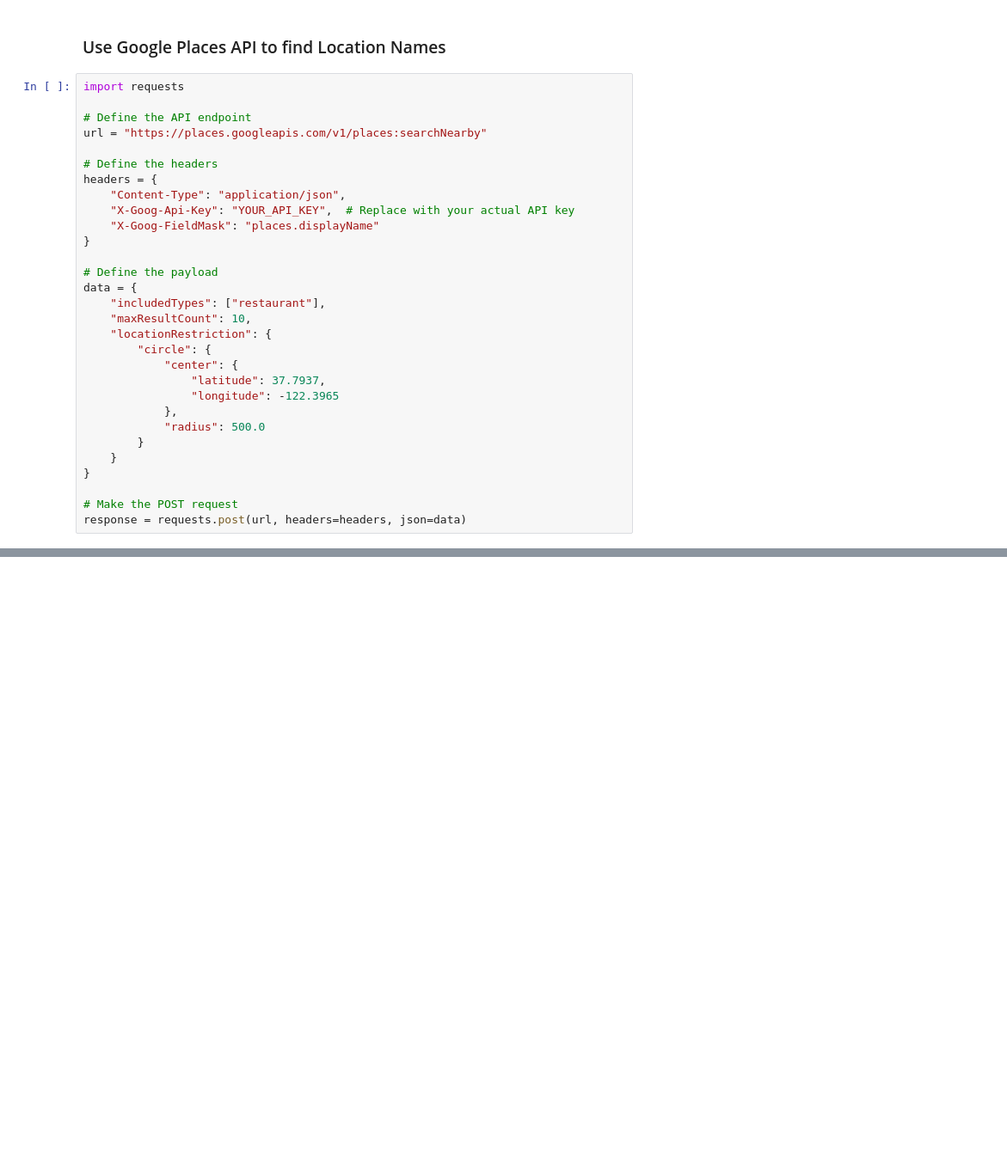
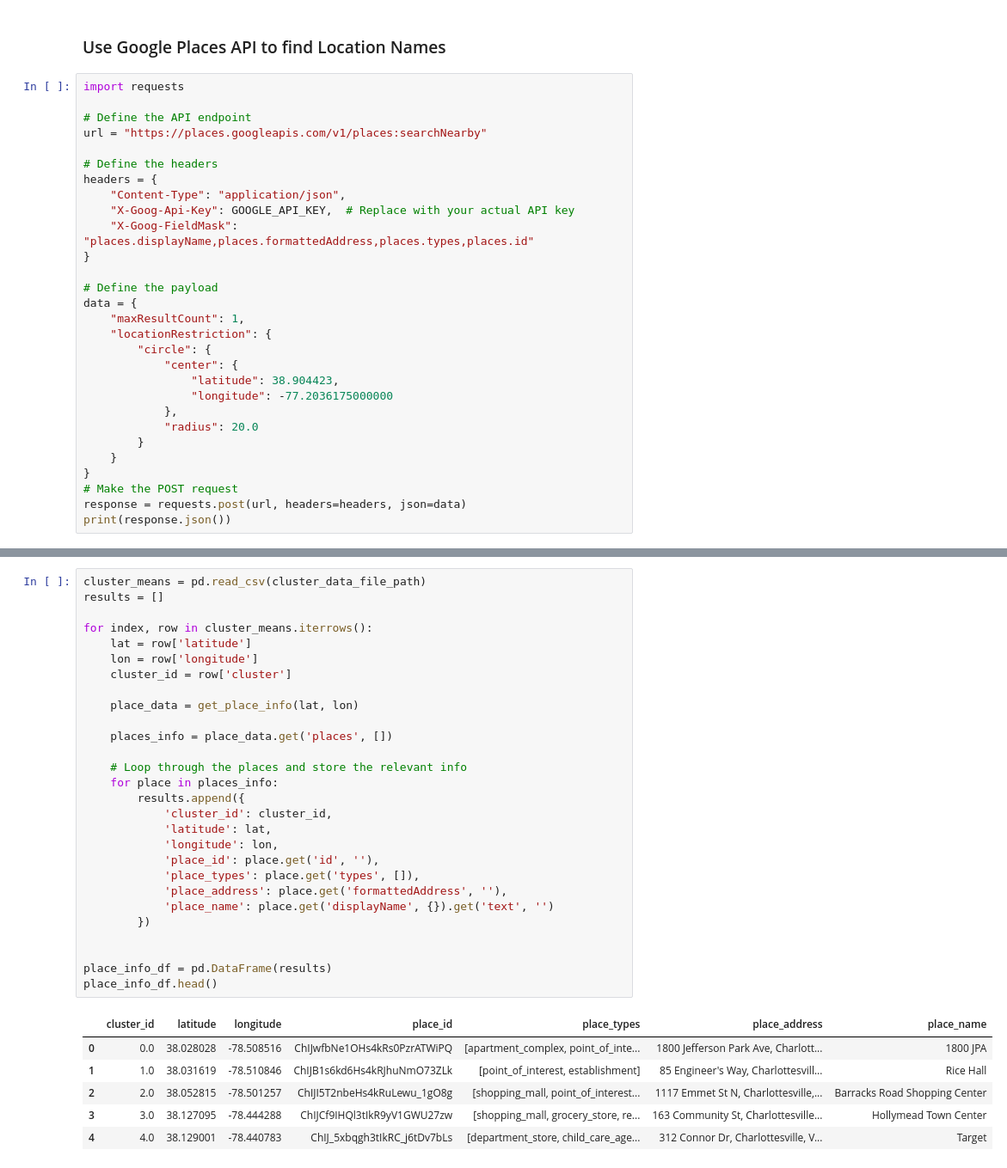
Before and after one commit to elaine-zhang12/google-timeline-data, a Jupyter notebook: process_google_data.ipynb, the cells around one changed output, grey strips where cells are left out. Shown at 86% size. Drawn from its saved outputs; the diff is of its cells as text; blank space fills up the shorter version.

Commit message:
got the places

```diff
--- a/process_google_data.ipynb
+++ b/process_google_data.ipynb
@@ -122,24 +124,23 @@ url = "https://places.googleapis.com/v1/places:searchNearby"
 # Define the headers
 headers = {
     "Content-Type": "application/json",
-    "X-Goog-Api-Key": "YOUR_API_KEY",  # Replace with your actual API key
-    "X-Goog-FieldMask": "places.displayName"
+    "X-Goog-Api-Key": GOOGLE_API_KEY,  # Replace with your actual API key
+    "X-Goog-FieldMask": "places.displayName,places.formattedAddress,places.types,places.id"
 }
 
 # Define the payload
 data = {
-    "includedTypes": ["restaurant"],
-    "maxResultCount": 10,
+    "maxResultCount": 1,
     "locationRestriction": {
         "circle": {
             "center": {
-                "latitude": 37.7937,
-                "longitude": -122.3965
+                "latitude": 38.904423,
+                "longitude": -77.2036175000000
             },
-            "radius": 500.0
+            "radius": 20.0
         }
     }
 }
-
 # Make the POST request
 response = requests.post(url, headers=headers, json=data)
+print(response.json())
@@ -197,0 +175,35 @@ evaluate_accuracy(df, ground_truth)
+# %%
+cluster_means = pd.read_csv(cluster_data_file_path)
+results = []
+
+for index, row in cluster_means.iterrows():
+    lat = row['latitude']
+    lon = row['longitude']
+    cluster_id = row['cluster']
+
+    place_data = get_place_info(lat, lon)
+
+    places_info = place_data.get('places', [])
+
+    # Loop through the places and store the relevant info
+    for place in places_info:
+        results.append({
+            'cluster_id': cluster_id,
+            'latitude': lat,
+            'longitude': lon,
+            'place_id': place.get('id', ''),
+            'place_types': place.get('types', []),
+            'place_address': place.get('formattedAddress', ''),
+            'place_name': place.get('displayName', {}).get('text', '')
+        })
+
+
+place_info_df = pd.DataFrame(results)
+place_info_df.head()
+# %% [output]
+|  | cluster_id | latitude | longitude | place_id | place_types | place_address | place_name |
+| 0 | 0.0 | 38.028028 | -78.508516 | ChIJwfbNe1OHs4kRs0PzrATWiPQ | [apartment_complex, point_of_inte... | 1800 Jefferson Park Ave, Charlott... | 1800 JPA |
+| 1 | 1.0 | 38.031619 | -78.510846 | ChIJB1s6kd6Hs4kRJhuNmO73ZLk | [point_of_interest, establishment] | 85 Engineer's Way, Charlottesvill... | Rice Hall |
+| 2 | 2.0 | 38.052815 | -78.501257 | ChIJI5T2nbeHs4kRuLewu_1gO8g | [shopping_mall, point_of_interest... | 1117 Emmet St N, Charlottesville,... | Barracks Road Shopping Center |
+| 3 | 3.0 | 38.127095 | -78.444288 | ChIJCf9IHQl3tIkR9yV1GWU27zw | [shopping_mall, grocery_store, re... | 163 Community St, Charlottesville... | Hollymead Town Center |
+| 4 | 4.0 | 38.129001 | -78.440783 | ChIJ_5xbqgh3tIkRC_j6tDv7bLs | [department_store, child_care_age... | 312 Connor Dr, Charlottesville, V... | Target |
```
Also changed, not shown: parts of 7 cells of this notebook, 1 other file.
